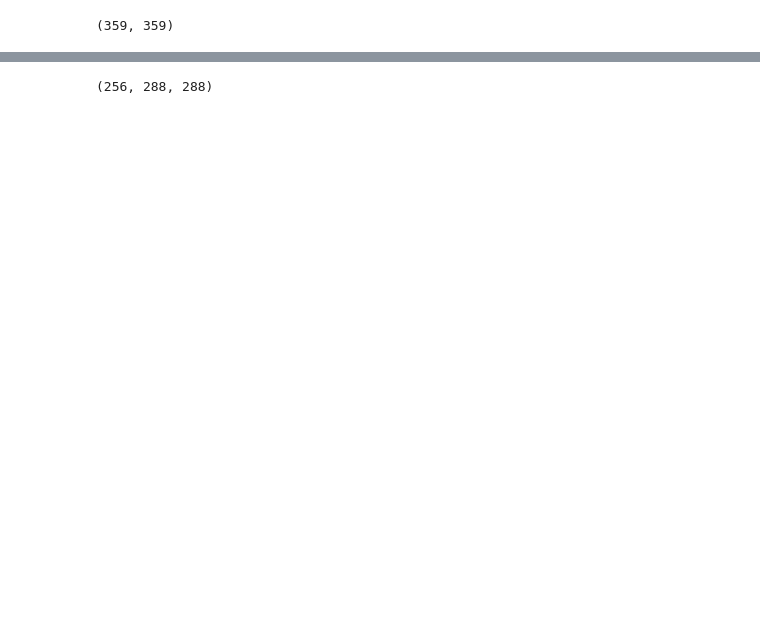
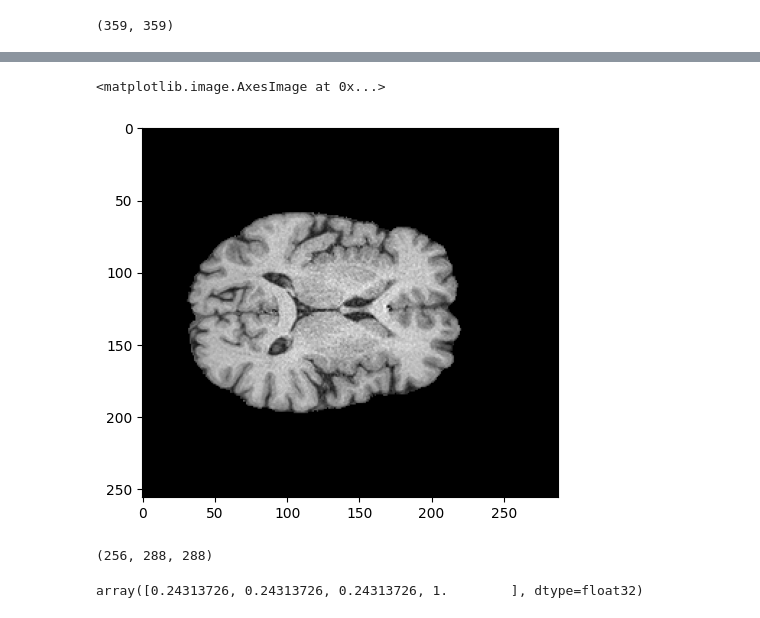
Before and after one commit to afifaniks/tiny_brains, a Jupyter notebook: notebooks/augment_3d_images.ipynb, the cells around one changed output, grey strips where cells are left out. Drawn from its saved outputs; the diff is of its cells as text; code cells hidden in the pictures; blank space fills up the shorter version.

```diff
--- a/notebooks/augment_3d_images.ipynb
+++ b/notebooks/augment_3d_images.ipynb
@@ -126,3 +156,8 @@ Now processing: CC0012_philips_15_43_M.nii
+# %%
+plt.imshow(test_slice[:, :, 150], cmap="gray")
+# %% [output]
+<matplotlib.image.AxesImage at 0x...>
+[figure, added]
 # %%
 nib.load(destination_data_dir + "/" +os.listdir(augmented_source_dir)[120]).get_fdata().shape
 # %% [output]
@@ -129,0 +172,4 @@ nib.load(destination_data_dir + "/" +os.listdir(augmented_source_dir)[120]).get_
+# %%
+test_slice[100, 100]
+# %% [output]
+array([0.24313726, 0.24313726, 0.24313726, 1.        ], dtype=float32)
```
Also changed, not shown: parts of 15 cells of this notebook, 1 other file.
